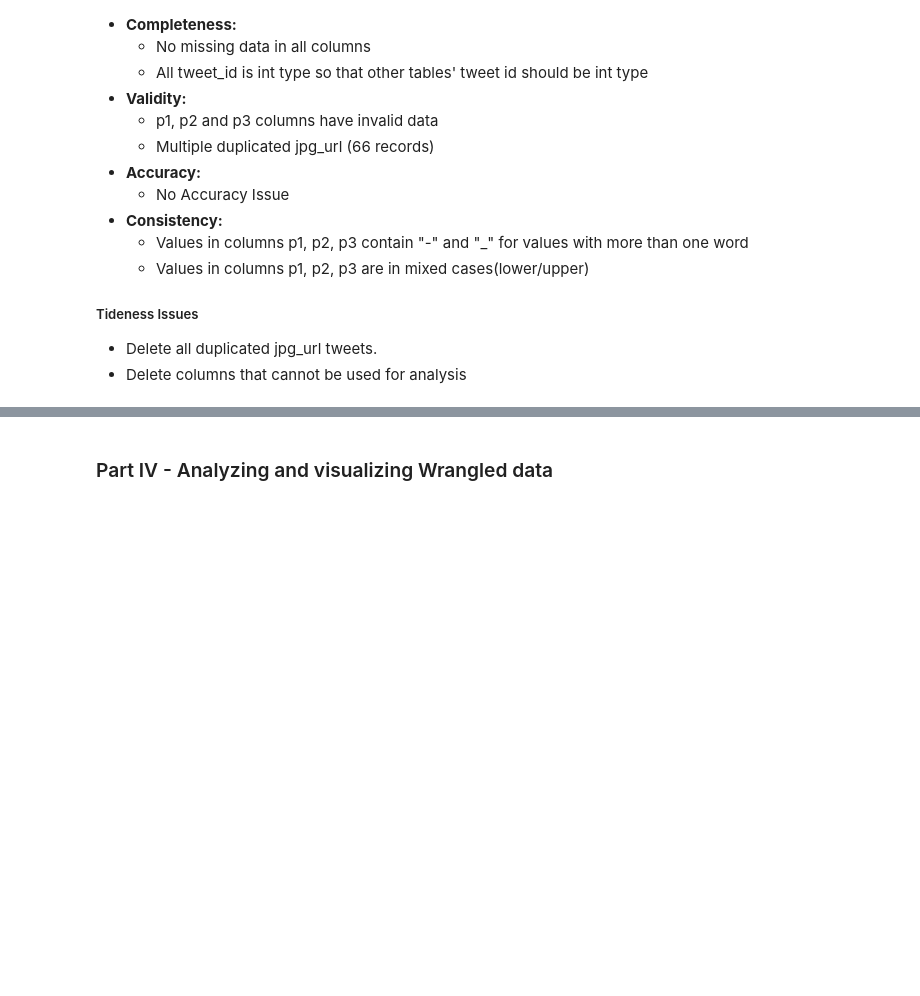
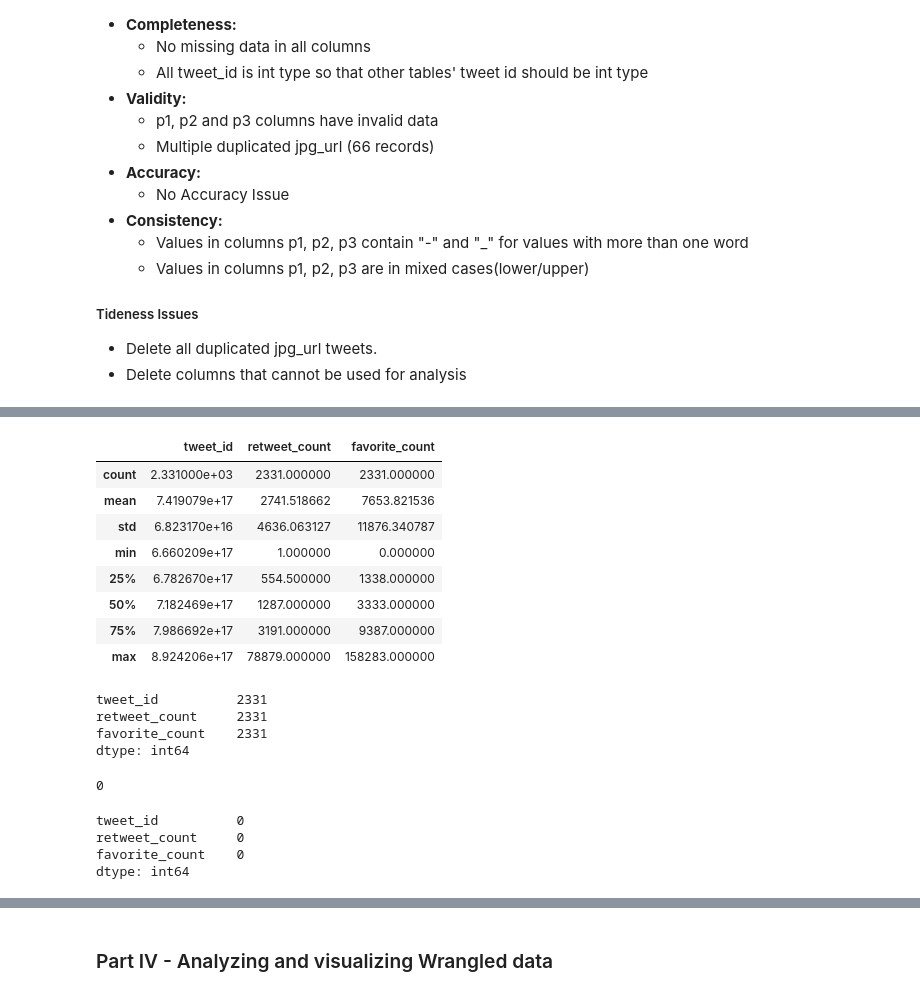
Before and after one commit to Rapter1990/Udacity-Data-Analyst-Nanodegree, a Jupyter notebook: P4_Wrangle_And_Analyze_Data/wrangle_act.ipynb, the cells around one changed output, grey strips where cells are left out. Saved outputs shown, nothing was run; the diff lists cells and outputs as text; code cells hidden in the pictures; blank space fills up the shorter version.

```diff
--- a/P4_Wrangle_And_Analyze_Data/wrangle_act.ipynb
+++ b/P4_Wrangle_And_Analyze_Data/wrangle_act.ipynb
@@ -177,7 +177,7 @@ with open('tweet_json.txt') as tweet_json_file:  # tweet-json.txt
                                    )
 
 
-extracted_data = pd.DataFrame(extracted_tweet_data, columns = ['tweet_id', 'retweet_count', 'favorite_count'])
+twitter_api_extracted_data = pd.DataFrame(extracted_tweet_data, columns = ['tweet_id', 'retweet_count', 'favorite_count'])
 # %% [markdown]
 <a id='assessing'></a>
 ### Part II - Assessing Data
@@ -753,0 +783,34 @@ After assessing first dataframe named for image_predictions, Here are the result
+# %%
+# Show descriptive statistics of twitter_api_extracted_data dataframe
+twitter_api_extracted_data.describe()
+# %% [output]
+|  | tweet_id | retweet_count | favorite_count |
+| count | 2.331000e+03 | 2331.000000 | 2331.000000 |
+| mean | 7.419079e+17 | 2741.518662 | 7653.821536 |
+| std | 6.823170e+16 | 4636.063127 | 11876.340787 |
+| min | 6.660209e+17 | 1.000000 | 0.000000 |
+| 25% | 6.782670e+17 | 554.500000 | 1338.000000 |
+| 50% | 7.182469e+17 | 1287.000000 | 3333.000000 |
+| 75% | 7.986692e+17 | 3191.000000 | 9387.000000 |
+| max | 8.924206e+17 | 78879.000000 | 158283.000000 |
+# %%
+# Show how many variables there are in twitter_api_extracted_data dataframe
+twitter_api_extracted_data.count()
+# %% [output]
+tweet_id          2331
+retweet_count     2331
+favorite_count    2331
+dtype: int64
+# %%
+# Check whether duplicated values exist o r not in twitter_api_extracted_data dataframe
+sum(twitter_api_extracted_data['tweet_id'].duplicated())
+# %% [output]
+0
+# %%
+# Show Null values of each column in twitter_api_extracted_data
+twitter_api_extracted_data.isnull().sum()
+# %% [output]
+tweet_id          0
+retweet_count     0
+favorite_count    0
+dtype: int64
```
Also changed, not shown: parts of 14 cells of this notebook.
